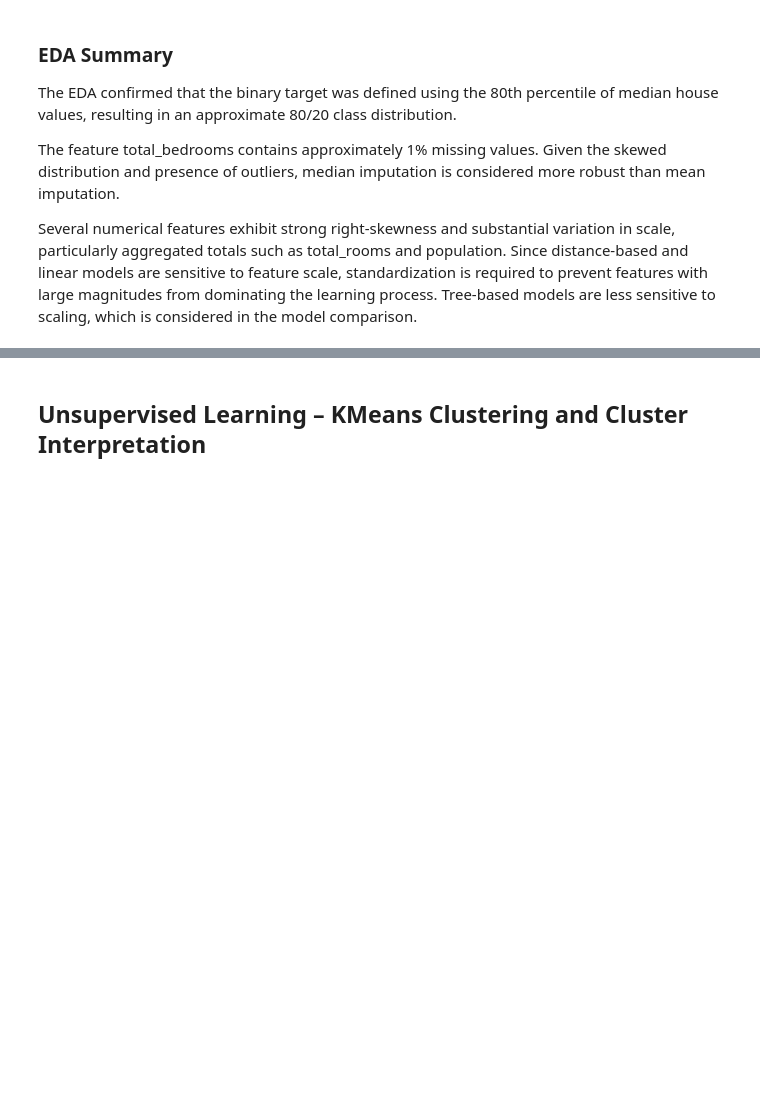
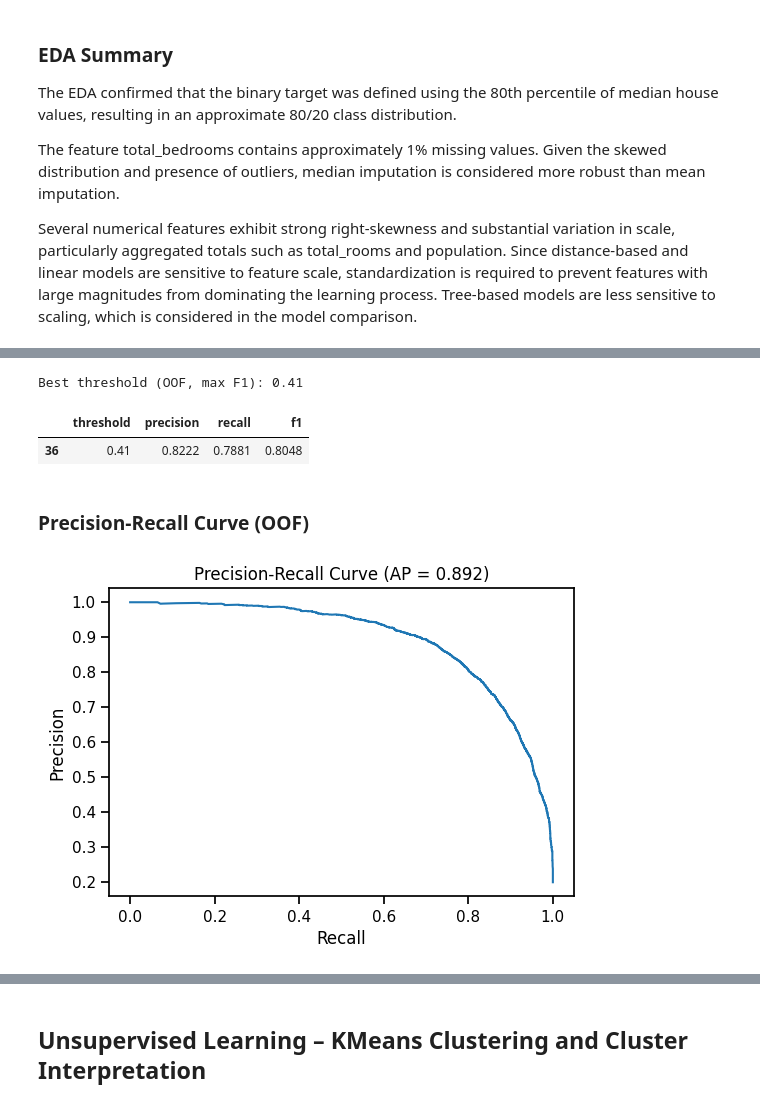
Before and after one commit to MalinMo/California-Housing, a Jupyter notebook: ML_Uppgift1_Malin_Moisander.ipynb, the cells around one changed output, grey strips where cells are left out. Drawn from its saved outputs; the diff is of its cells as text; code cells hidden in the pictures; blank space fills up the shorter version.

```diff
--- a/ML_Uppgft1_Malin_Moisander.ipynb
+++ b/ML_Uppgift1_Malin_Moisander.ipynb
@@ -508 +339,50 @@ display(cm_df)
+# %%
+oof_proba = cross_val_predict(
+    best_model,
+    X_train,
+    y_train,
+    cv=cv,
+    method="predict_proba",
+    n_jobs=-1
+)[:, 1]
+
+thresholds = np.linspace(0.05, 0.95, 91)
+
+rows = []
+
+for t in thresholds:
+    preds = (oof_proba >= t).astype(int)
+    rows.append({
+        "threshold": t,
+        "precision": precision_score(y_train, preds, zero_division=0),
+        "recall": recall_score(y_train, preds, zero_division=0),
+        "f1": f1_score(y_train, preds, zero_division=0)
+    })
+
+thr_df = pd.DataFrame(rows)
+
+best_row = thr_df.sort_values(["f1", "threshold"], ascending=[False, False]).iloc[0]
+best_t = float(best_row["threshold"])
+
+print("Best threshold (OOF, max F1):", round(best_t, 4))
+display(best_row.to_frame().T.round(4))
+# %% [output]
+Best threshold (OOF, max F1): 0.41
+|  | threshold | precision | recall | f1 |
+| 36 | 0.41 | 0.8222 | 0.7881 | 0.8048 |
+# %% [markdown]
+### Precision-Recall Curve (OOF)
+# %%
+precision, recall, thresholds = precision_recall_curve(y_train, oof_proba)
+
+ap = average_precision_score(y_train, oof_proba)
+
+fig, ax = plt.subplots(figsize=(6,4))
+ax.plot(recall, precision)
+ax.set_xlabel("Recall")
+ax.set_ylabel("Precision")
+ax.set_title(f"Precision-Recall Curve (AP = {ap:.3f})")
+plt.show()
+# %% [output]
+[figure, added]
 # %% [markdown]
```
Also changed, not shown: parts of 29 cells of this notebook.
